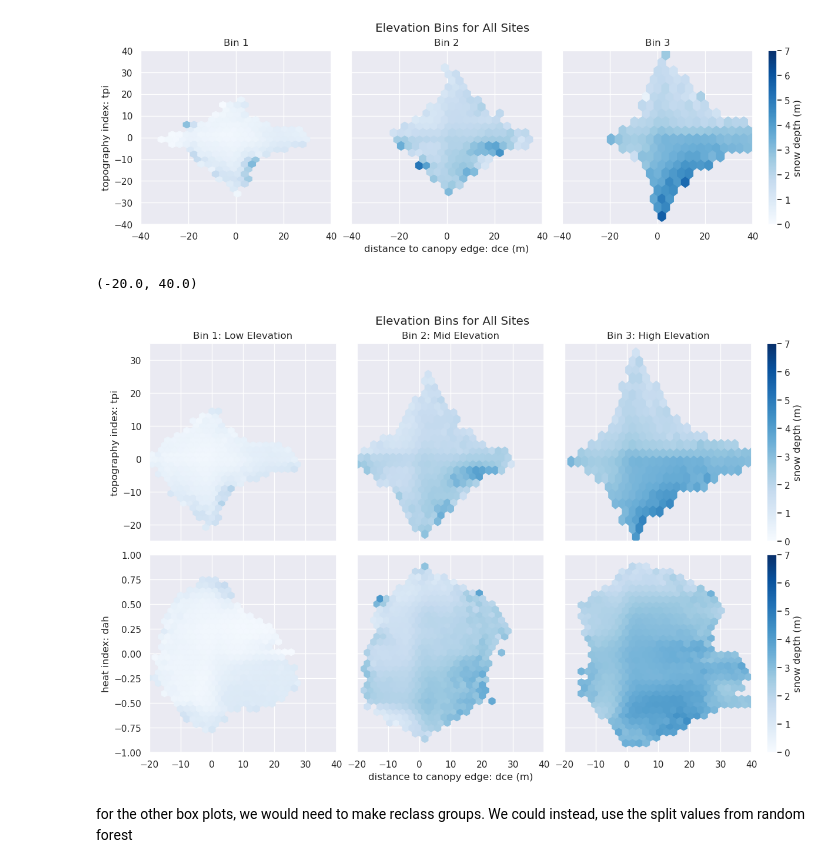
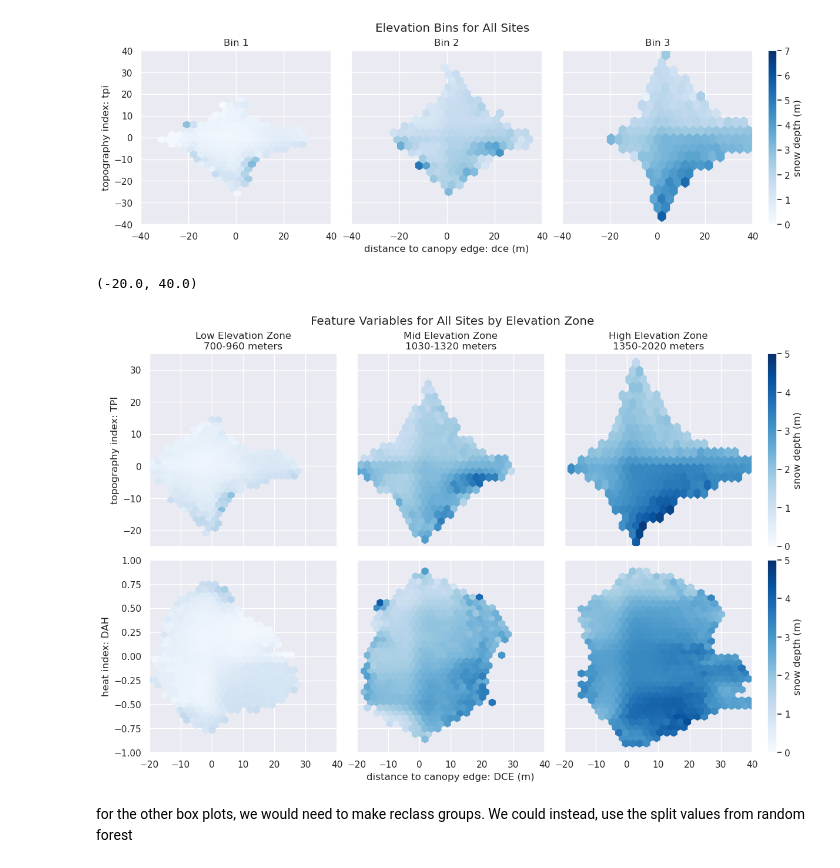
Before and after one commit to cassielumbrazo/NCALM_raster_analysis, a Jupyter notebook: random_forest/AllSites_RandomForest_4.ipynb, the cells around one changed output. Drawn from its saved outputs; the diff is of its cells as text; code cells hidden in the pictures.

Commit message:
updating some figure labels

```diff
--- a/random_forest/AllSites_RandomForest_4.ipynb
+++ b/random_forest/AllSites_RandomForest_4.ipynb
@@ -1087,46 +1150,46 @@ plt.ylim([-40,40])
 [figure]
 # %%
 fig, axes = plt.subplots(2,3, figsize=(12,8), constrained_layout = True, sharex='col', sharey='row')
-fig.suptitle('Elevation Bins for All Sites')
+fig.suptitle('Feature Variables for All Sites by Elevation Zone')
 
 mincount = 10
 gridsize = 30
 
 # plots
-p1 = axes[0,0].hexbin(all_bin1.dce, (all_bin1.tpi)/100, all_bin1.snowdepth, cmap='Blues', vmin=0, vmax=7, mincnt=mincount, gridsize=gridsize)
-p2 = axes[0,1].hexbin(all_bin2.dce, (all_bin2.tpi)/100, all_bin2.snowdepth, cmap='Blues', vmin=0, vmax=7, mincnt=mincount, gridsize=gridsize)
-p3 = axes[0,2].hexbin(all_bin3.dce, (all_bin3.tpi)/100, all_bin3.snowdepth, cmap='Blues', vmin=0, vmax=7, mincnt=mincount, gridsize=gridsize)
+p1 = axes[0,0].hexbin(all_bin1.dce, (all_bin1.tpi)/100, all_bin1.snowdepth, cmap='Blues', vmin=0, vmax=5, mincnt=mincount, gridsize=gridsize)
+p2 = axes[0,1].hexbin(all_bin2.dce, (all_bin2.tpi)/100, all_bin2.snowdepth, cmap='Blues', vmin=0, vmax=5, mincnt=mincount, gridsize=gridsize)
+p3 = axes[0,2].hexbin(all_bin3.dce, (all_bin3.tpi)/100, all_bin3.snowdepth, cmap='Blues', vmin=0, vmax=5, mincnt=mincount, gridsize=gridsize)
 
-p4 = axes[1,0].hexbin(all_bin1.dce, (all_bin1.dah)/100, all_bin1.snowdepth, cmap='Blues', vmin=0, vmax=7, mincnt=mincount, gridsize=gridsize)
-p5 = axes[1,1].hexbin(all_bin2.dce, (all_bin2.dah)/100, all_bin2.snowdepth, cmap='Blues', vmin=0, vmax=7, mincnt=mincount, gridsize=gridsize)
-p6 = axes[1,2].hexbin(all_bin3.dce, (all_bin3.dah)/100, all_bin3.snowdepth, cmap='Blues', vmin=0, vmax=7, mincnt=mincount, gridsize=gridsize)
+p4 = axes[1,0].hexbin(all_bin1.dce, (all_bin1.dah)/100, all_bin1.snowdepth, cmap='Blues', vmin=0, vmax=5, mincnt=mincount, gridsize=gridsize)
+p5 = axes[1,1].hexbin(all_bin2.dce, (all_bin2.dah)/100, all_bin2.snowdepth, cmap='Blues', vmin=0, vmax=5, mincnt=mincount, gridsize=gridsize)
+p6 = axes[1,2].hexbin(all_bin3.dce, (all_bin3.dah)/100, all_bin3.snowdepth, cmap='Blues', vmin=0, vmax=5, mincnt=mincount, gridsize=gridsize)
 
 # labels
-axes[0,0].set_title("Bin 1: Low Elevation")
-axes[0,1].set_title("Bin 2: Mid Elevation")
-axes[0,2].set_title("Bin 3: High Elevation")
+axes[0,0].set_title('Low Elevation Zone\n700-960 meters')
+axes[0,1].set_title('Mid Elevation Zone\n1030-1320 meters')
+axes[0,2].set_title('High Elevation Zone\n1350-2020 meters')
 
-axes[0,0].set_ylabel('topography index: tpi')
-axes[1,0].set_ylabel('heat index: dah')
-axes[1,1].set_xlabel('distance to canopy edge: dce (m)')
+axes[0,0].set_ylabel('topography index: TPI')
+axes[1,0].set_ylabel('heat index: DAH')
+axes[1,1].set_xlabel('distance to canopy edge: DCE (m)')
 
 # colorbar
 cb1 = fig.colorbar(p3, ax=axes[0,2])
 cb2 = fig.colorbar(p6, ax=axes[1,2])
 
 cb1.set_label('snow depth (m)')
 cb2.set_label('snow depth (m)')
 
 # shared axes have same limits
 axes[0,0].set_ylim([-25,35]) # row 1 tpi y lim
 axes[1,0].set_ylim([-1,1])   # row 2 dah y lim
 
 axes[1,0].set_xlim([-20,40]) # col 1 dce x lim
 axes[1,1].set_xlim([-20,40]) # col 2 dce x lim
 axes[1,2].set_xlim([-20,40]) # col 3 dce x lim
 # %% [output]
 (-20.0, 40.0)
-[figure, old version]
+[figure, new version]
 # %% [markdown]
 for the other box plots, we would need to make reclass groups. We could instead, use the split values from random forest
 # %%
```
Also changed, not shown: parts of 10 cells of this notebook, 3 other files.
